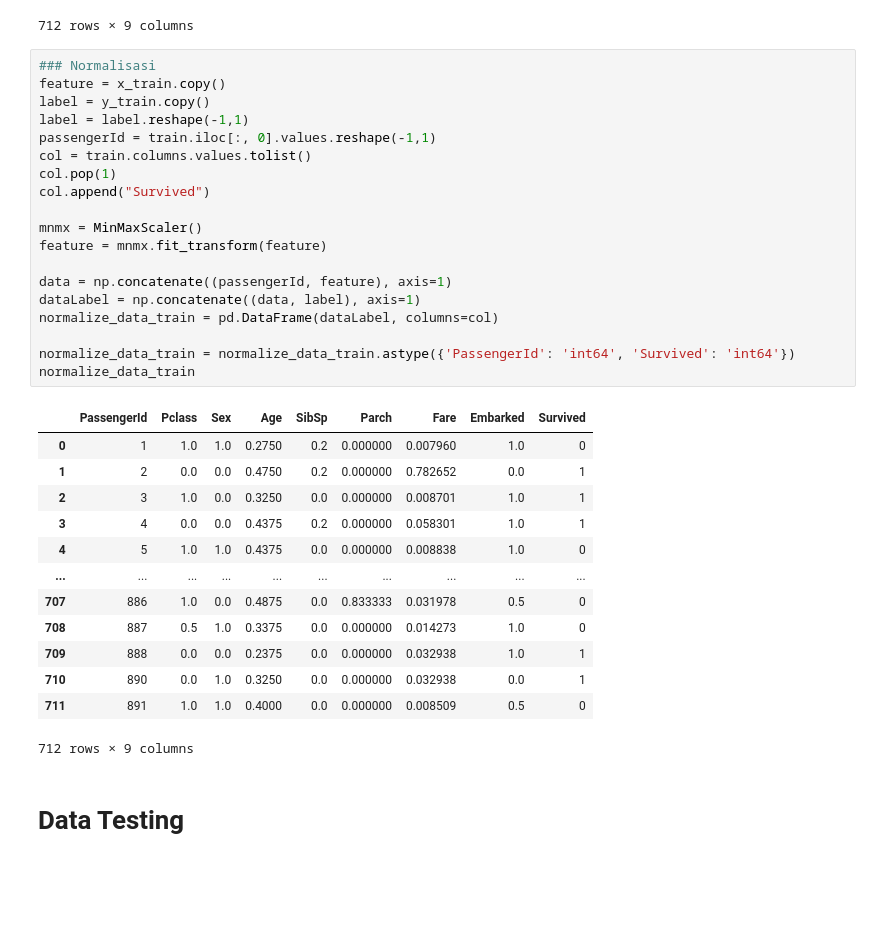
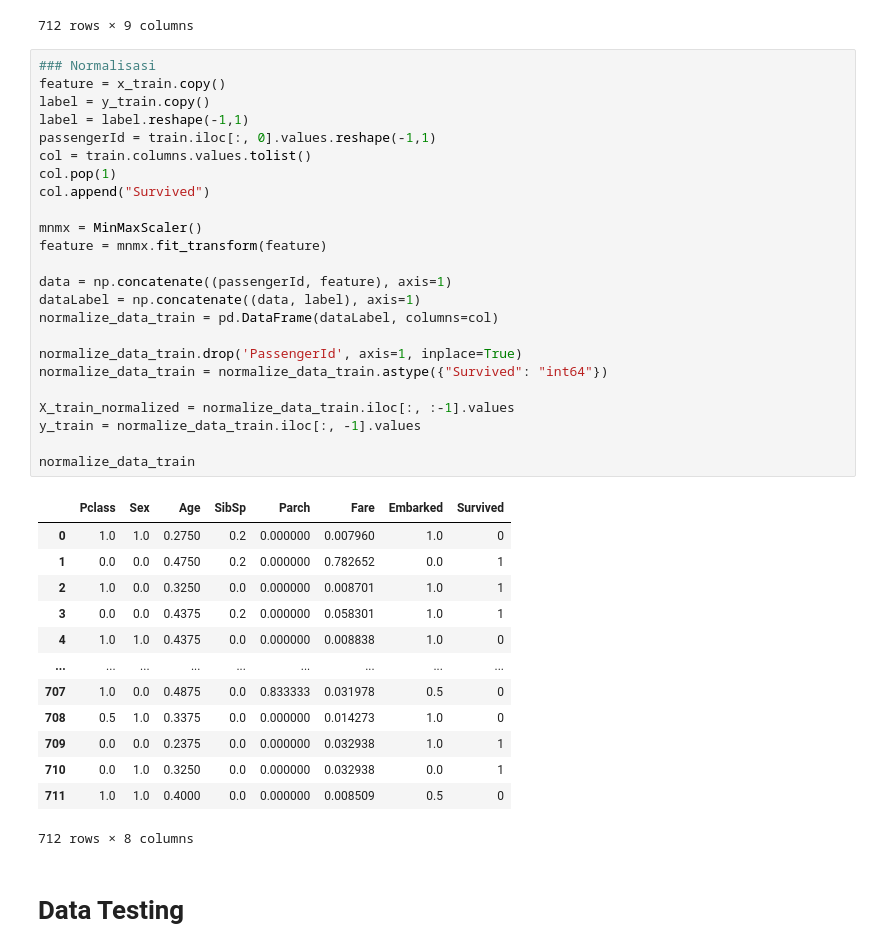
Before and after one commit to WawanWidiantara/Single-Layer-Perceptron, a Jupyter notebook: Single-Layer-Perceptron/experiment/iqbal-slp.ipynb, the cells around one changed output. Drawn from its saved outputs; the diff is of its cells as text; blank space fills up the shorter version.

```diff
--- a/Single-Layer-Perceptron/experiment/iqbal-slp.ipynb
+++ b/Single-Layer-Perceptron/experiment/iqbal-slp.ipynb
@@ -154,36 +154,41 @@ train
 # %%
 ### Normalisasi
 feature = x_train.copy()
 label = y_train.copy()
 label = label.reshape(-1,1)
 passengerId = train.iloc[:, 0].values.reshape(-1,1)
 col = train.columns.values.tolist()
 col.pop(1)
 col.append("Survived")
 
 mnmx = MinMaxScaler()
 feature = mnmx.fit_transform(feature)
 
 data = np.concatenate((passengerId, feature), axis=1)
 dataLabel = np.concatenate((data, label), axis=1)
 normalize_data_train = pd.DataFrame(dataLabel, columns=col)
 
-normalize_data_train = normalize_data_train.astype({'PassengerId': 'int64', 'Survived': 'int64'})
+normalize_data_train.drop('PassengerId', axis=1, inplace=True)
+normalize_data_train = normalize_data_train.astype({"Survived": "int64"})
+
+X_train_normalized = normalize_data_train.iloc[:, :-1].values
+y_train = normalize_data_train.iloc[:, -1].values
+
 normalize_data_train
 # %% [output]
-|  | PassengerId | Pclass | Sex | Age | SibSp | Parch | Fare | Embarked | Survived |
-| 0 | 1 | 1.0 | 1.0 | 0.2750 | 0.2 | 0.000000 | 0.007960 | 1.0 | 0 |
-| 1 | 2 | 0.0 | 0.0 | 0.4750 | 0.2 | 0.000000 | 0.782652 | 0.0 | 1 |
-| 2 | 3 | 1.0 | 0.0 | 0.3250 | 0.0 | 0.000000 | 0.008701 | 1.0 | 1 |
-| 3 | 4 | 0.0 | 0.0 | 0.4375 | 0.2 | 0.000000 | 0.058301 | 1.0 | 1 |
-| 4 | 5 | 1.0 | 1.0 | 0.4375 | 0.0 | 0.000000 | 0.008838 | 1.0 | 0 |
-| ... | ... | ... | ... | ... | ... | ... | ... | ... | ... |
-| 707 | 886 | 1.0 | 0.0 | 0.4875 | 0.0 | 0.833333 | 0.031978 | 0.5 | 0 |
-| 708 | 887 | 0.5 | 1.0 | 0.3375 | 0.0 | 0.000000 | 0.014273 | 1.0 | 0 |
-| 709 | 888 | 0.0 | 0.0 | 0.2375 | 0.0 | 0.000000 | 0.032938 | 1.0 | 1 |
-| 710 | 890 | 0.0 | 1.0 | 0.3250 | 0.0 | 0.000000 | 0.032938 | 0.0 | 1 |
-| 711 | 891 | 1.0 | 1.0 | 0.4000 | 0.0 | 0.000000 | 0.008509 | 0.5 | 0 |
+|  | Pclass | Sex | Age | SibSp | Parch | Fare | Embarked | Survived |
+| 0 | 1.0 | 1.0 | 0.2750 | 0.2 | 0.000000 | 0.007960 | 1.0 | 0 |
+| 1 | 0.0 | 0.0 | 0.4750 | 0.2 | 0.000000 | 0.782652 | 0.0 | 1 |
+| 2 | 1.0 | 0.0 | 0.3250 | 0.0 | 0.000000 | 0.008701 | 1.0 | 1 |
+| 3 | 0.0 | 0.0 | 0.4375 | 0.2 | 0.000000 | 0.058301 | 1.0 | 1 |
+| 4 | 1.0 | 1.0 | 0.4375 | 0.0 | 0.000000 | 0.008838 | 1.0 | 0 |
+| ... | ... | ... | ... | ... | ... | ... | ... | ... |
+| 707 | 1.0 | 0.0 | 0.4875 | 0.0 | 0.833333 | 0.031978 | 0.5 | 0 |
+| 708 | 0.5 | 1.0 | 0.3375 | 0.0 | 0.000000 | 0.014273 | 1.0 | 0 |
+| 709 | 0.0 | 0.0 | 0.2375 | 0.0 | 0.000000 | 0.032938 | 1.0 | 1 |
+| 710 | 0.0 | 1.0 | 0.3250 | 0.0 | 0.000000 | 0.032938 | 0.0 | 1 |
+| 711 | 1.0 | 1.0 | 0.4000 | 0.0 | 0.000000 | 0.008509 | 0.5 | 0 |
-712 rows × 9 columns
+712 rows × 8 columns
 # %% [markdown]
 # Data Testing
 # %%
```
Also changed, not shown: parts of 9 cells of this notebook.
